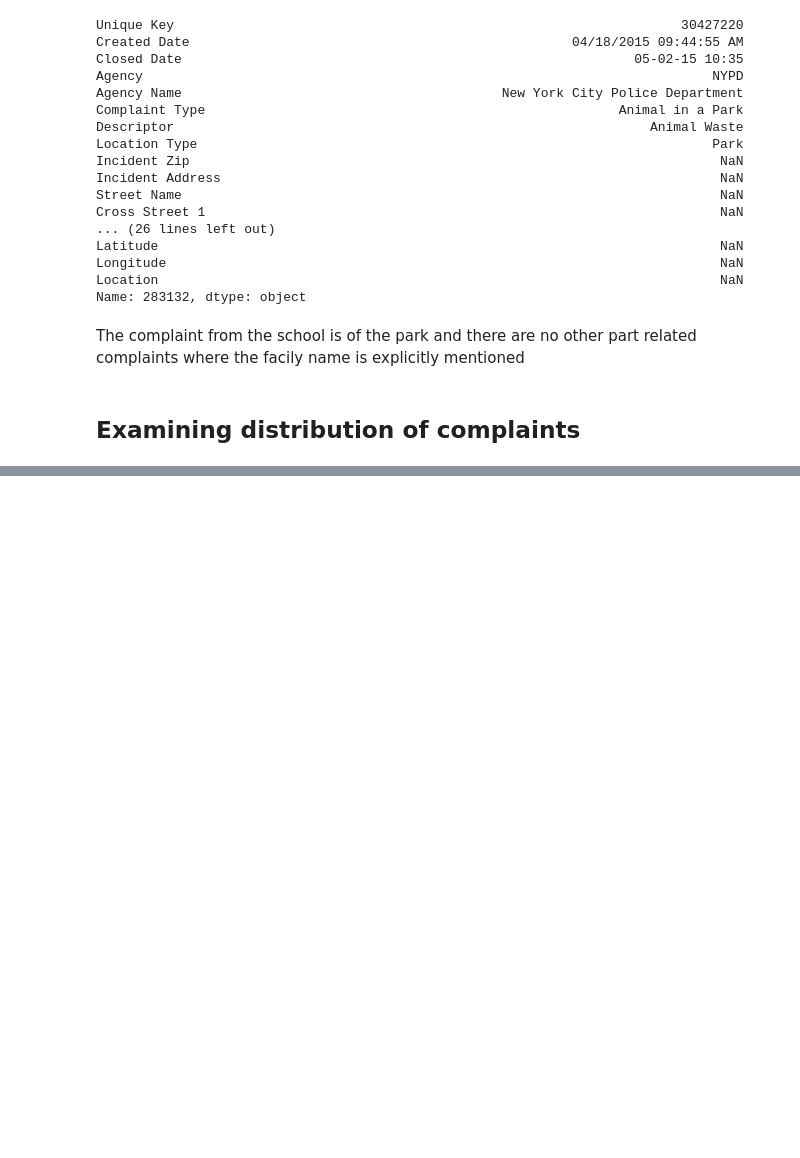
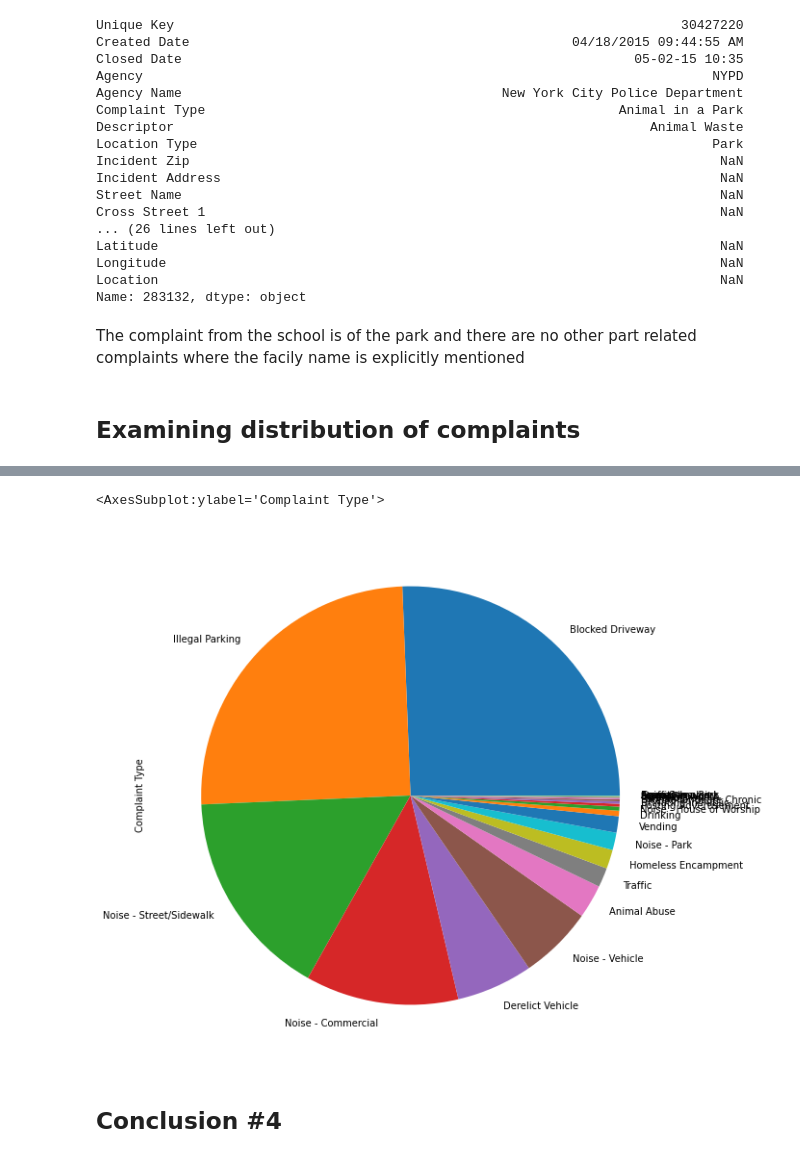
Before and after one commit to satheeshgs/training, a Jupyter notebook: data-sciences/python-training/practice-projects/customer-service-analysis/customer-service-analysis.ipynb, the cells around one changed output, grey strips where cells are left out. Saved outputs shown, nothing was run; the diff lists cells and outputs as text; code cells hidden in the pictures; blank space fills up the shorter version.

```diff
--- a/data-sciences/python-training/practice-projects/customer-service-analysis/customer-service-analysis.ipynb
+++ b/data-sciences/python-training/practice-projects/customer-service-analysis/customer-service-analysis.ipynb
@@ -257,0 +268,8 @@ df_nyc_requests[""]
+# %%
+#converting the available dates to date-time format
+df_nyc_requests["Created Date"] = pd.to_datetime(df_nyc_requests["Created Date"])
+df_nyc_requests["Closed Date"] = pd.to_datetime(df_nyc_requests["Closed Date"])
+# %%
+df_nyc_requests["Due Date"] = pd.to_datetime(df_nyc_requests["Due Date"])
+# %%
+df_nyc_requests["Resolution Action Updated Date"] = pd.to_datetime(df_nyc_requests["Resolution Action Updated Date"])
@@ -257,0 +296,8 @@ df_nyc_requests[""]
+# %%
+#complaint types split up
+df_nyc_requests["Complaint Type"].value_counts().plot(kind='pie', figsize=(10,10))
+# %% [output]
+<AxesSubplot:ylabel='Complaint Type'>
+[figure, added]
+# %% [markdown]
+## Conclusion #4
```
Also changed, not shown: parts of 21 cells of this notebook.
